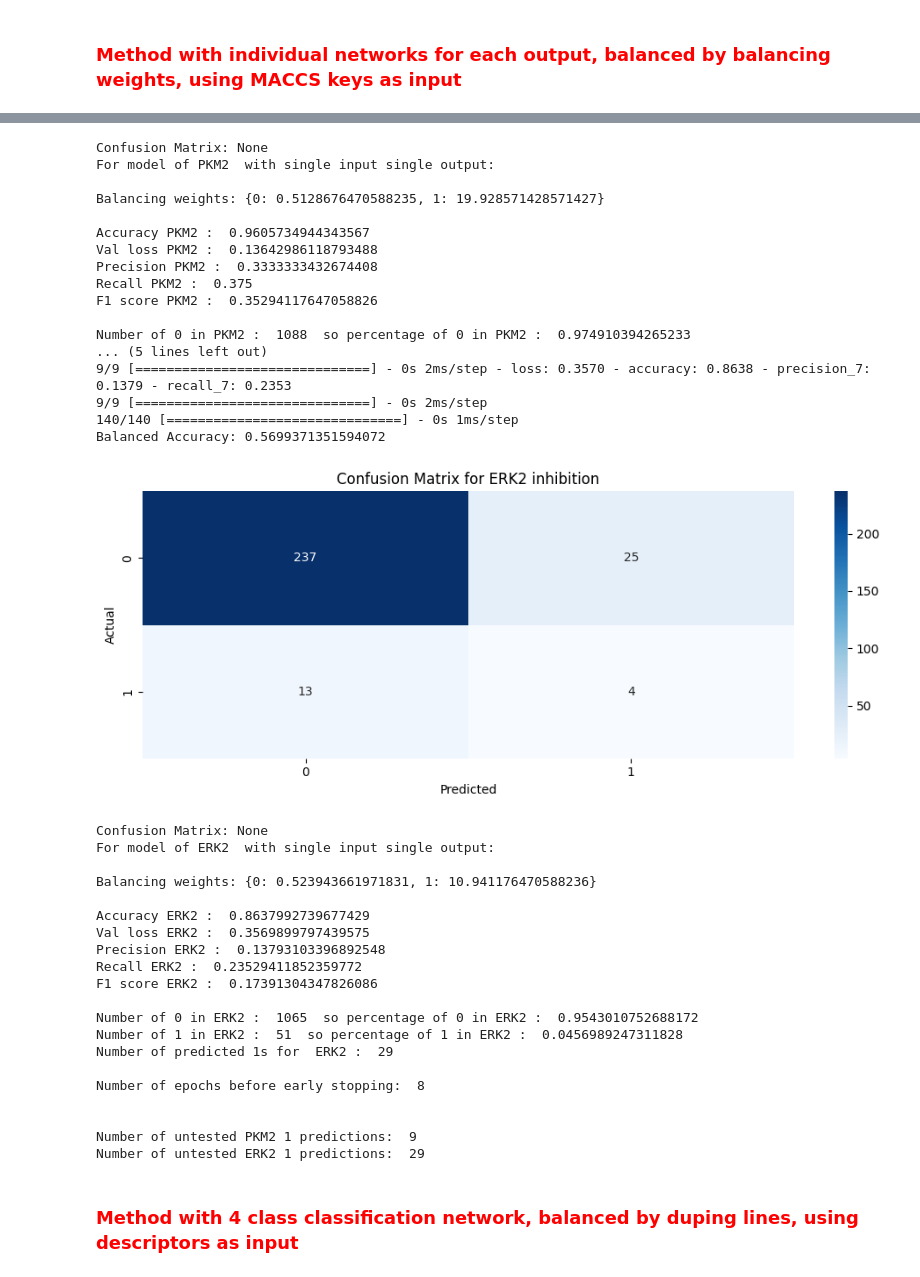
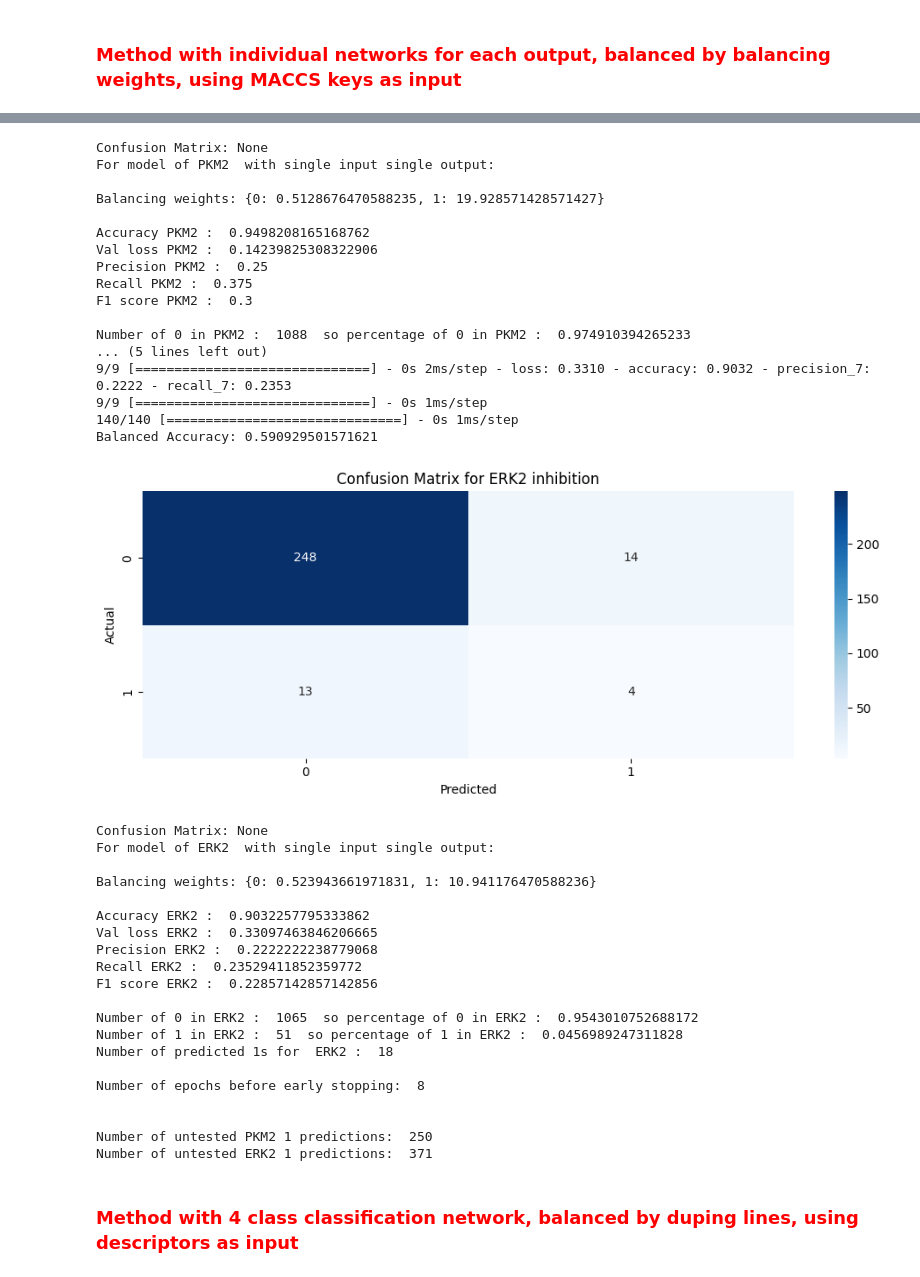
Before and after one commit to jobvandijk/GroupAssigment_group6, a Jupyter notebook: notebook_neural_network.ipynb, the cells around one changed output, grey strips where cells are left out. Saved outputs shown, nothing was run; the diff lists cells and outputs as text; code cells hidden in the pictures.

```diff
--- a/notebook_neural_network.ipynb
+++ b/notebook_neural_network.ipynb
@@ -182,5 +180,5 @@ input_test_file = "Test set with MACCS keys.csv"
 output_file = "NN_indiv_weights_MACCS.csv"
 
 main_struct_individual(input_file, input_test_file, output_file, balance_weights=[True,200], plot_loss=False,
-                        MACCS=True, write_output=False, plot_conf_mat=True, seed_val=set_seed)
+                        MACCS=True, write_output=False, plot_conf_mat=True)
 # %% [output]
@@ -191,42 +189,42 @@ Balanced Accuracy: 0.6764298892988929
 [figure]
 Confusion Matrix: None
 For model of PKM2  with single input single output:
 
 Balancing weights: {0: 0.5128676470588235, 1: 19.928571428571427}
 
-Accuracy PKM2 :  0.9605734944343567
-Val loss PKM2 :  0.13642986118793488
-Precision PKM2 :  0.3333333432674408
+Accuracy PKM2 :  0.9498208165168762
+Val loss PKM2 :  0.14239825308322906
+Precision PKM2 :  0.25
 Recall PKM2 :  0.375
-F1 score PKM2 :  0.35294117647058826
+F1 score PKM2 :  0.3
 
 Number of 0 in PKM2 :  1088  so percentage of 0 in PKM2 :  0.974910394265233
 ... (5 lines left out)
-9/9 [==============================] - 0s 2ms/step - loss: 0.3570 - accuracy: 0.8638 - precision_7: 0.1379 - recall_7: 0.2353
-9/9 [==============================] - 0s 2ms/step
+9/9 [==============================] - 0s 2ms/step - loss: 0.3310 - accuracy: 0.9032 - precision_7: 0.2222 - recall_7: 0.2353
+9/9 [==============================] - 0s 1ms/step
 140/140 [==============================] - 0s 1ms/step
-Balanced Accuracy: 0.5699371351594072
+Balanced Accuracy: 0.590929501571621
-[figure, old version]
+[figure, new version]
 Confusion Matrix: None
 For model of ERK2  with single input single output:
 
 Balancing weights: {0: 0.523943661971831, 1: 10.941176470588236}
 
-Accuracy ERK2 :  0.8637992739677429
-Val loss ERK2 :  0.3569899797439575
-Precision ERK2 :  0.13793103396892548
+Accuracy ERK2 :  0.9032257795333862
+Val loss ERK2 :  0.33097463846206665
+Precision ERK2 :  0.2222222238779068
 Recall ERK2 :  0.23529411852359772
-F1 score ERK2 :  0.17391304347826086
+F1 score ERK2 :  0.22857142857142856
 
 Number of 0 in ERK2 :  1065  so percentage of 0 in ERK2 :  0.9543010752688172
 Number of 1 in ERK2 :  51  so percentage of 1 in ERK2 :  0.0456989247311828
-Number of predicted 1s for  ERK2 :  29
+Number of predicted 1s for  ERK2 :  18
 
 Number of epochs before early stopping:  8
 
 
-Number of untested PKM2 1 predictions:  9
-Number of untested ERK2 1 predictions:  29
+Number of untested PKM2 1 predictions:  250
+Number of untested ERK2 1 predictions:  371
 # %% [markdown]
 <h3 style="color:red;">Method with 4 class classification network, balanced by duping lines, using descriptors as input</h3>
 # %%
```
Also changed, not shown: parts of 9 cells of this notebook, 1 other file.
